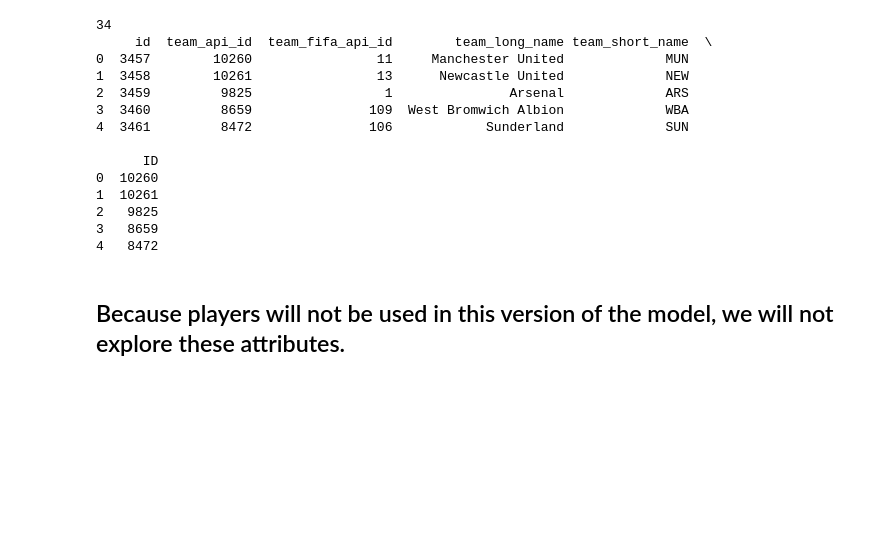
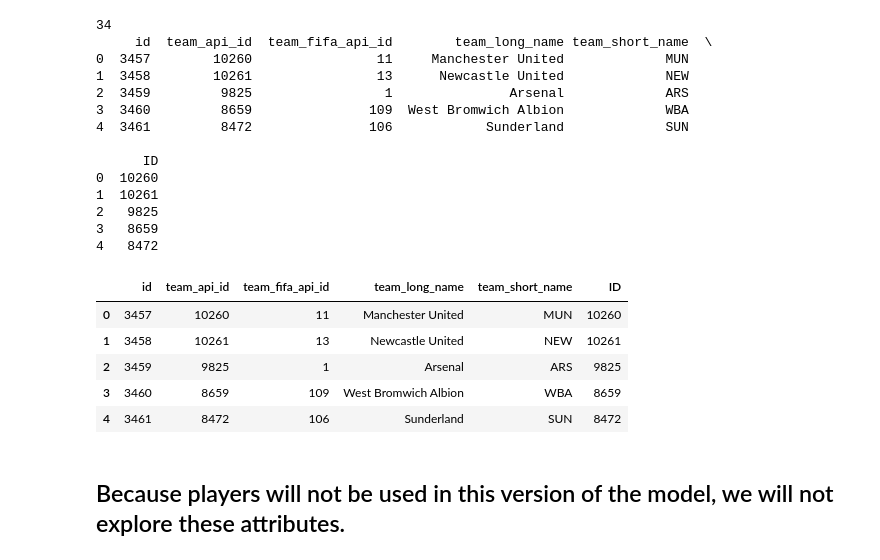
Before and after one commit to mtetkosk/European_Soccer_Prediction, a Jupyter notebook: notebooks/20170122_Data_Exploration.ipynb, the cells around one changed output. Saved outputs shown, nothing was run; the diff lists cells and outputs as text; code cells hidden in the pictures; blank space fills up the shorter version.

```diff
--- a/notebooks/20170122_Data_Exploration.ipynb
+++ b/notebooks/20170122_Data_Exploration.ipynb
@@ -290,6 +290,15 @@ print teams.head()
 2   9825
 3   8659
 4   8472
+# %%
+teams.head()
+# %% [output]
+|  | id | team_api_id | team_fifa_api_id | team_long_name | team_short_name | ID |
+| 0 | 3457 | 10260 | 11 | Manchester United | MUN | 10260 |
+| 1 | 3458 | 10261 | 13 | Newcastle United | NEW | 10261 |
+| 2 | 3459 | 9825 | 1 | Arsenal | ARS | 9825 |
+| 3 | 3460 | 8659 | 109 | West Bromwich Albion | WBA | 8659 |
+| 4 | 3461 | 8472 | 106 | Sunderland | SUN | 8472 |
 # %% [markdown]
 ## Because players will not be used in this version of the model, we will not explore these attributes.
 # %%
```
Also changed, not shown: 3 other files.
